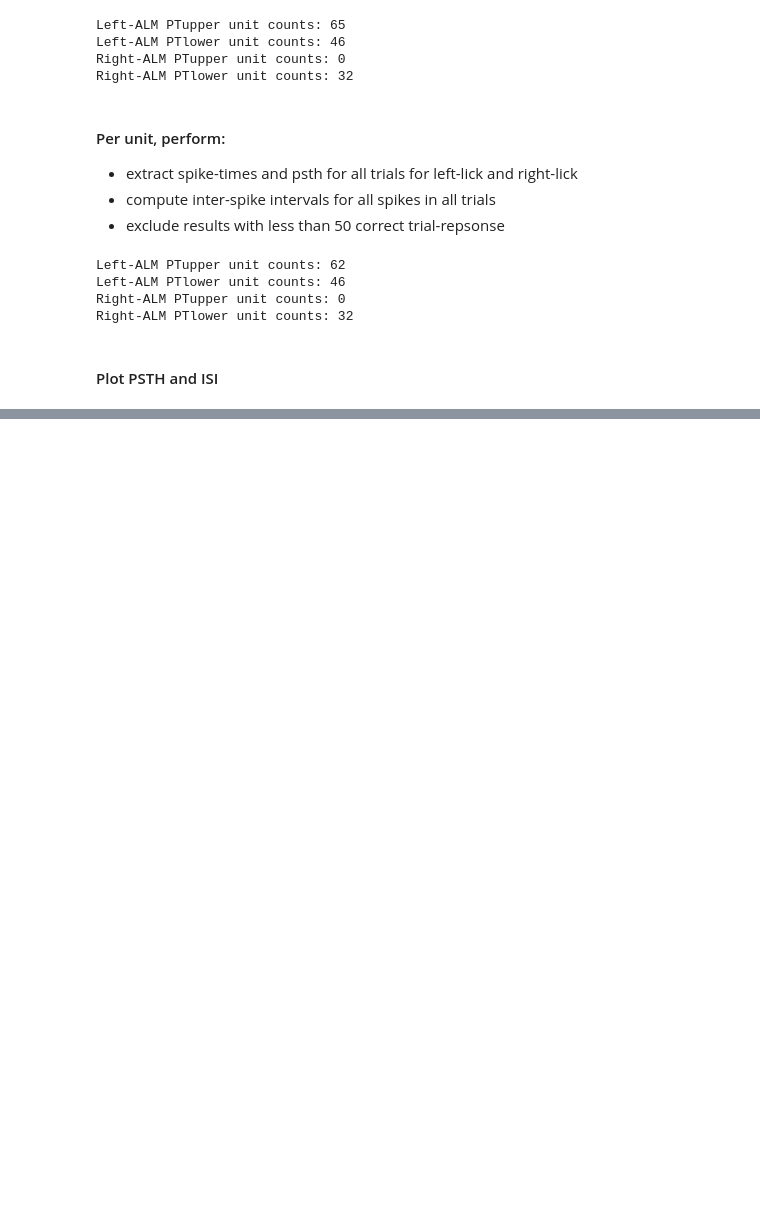
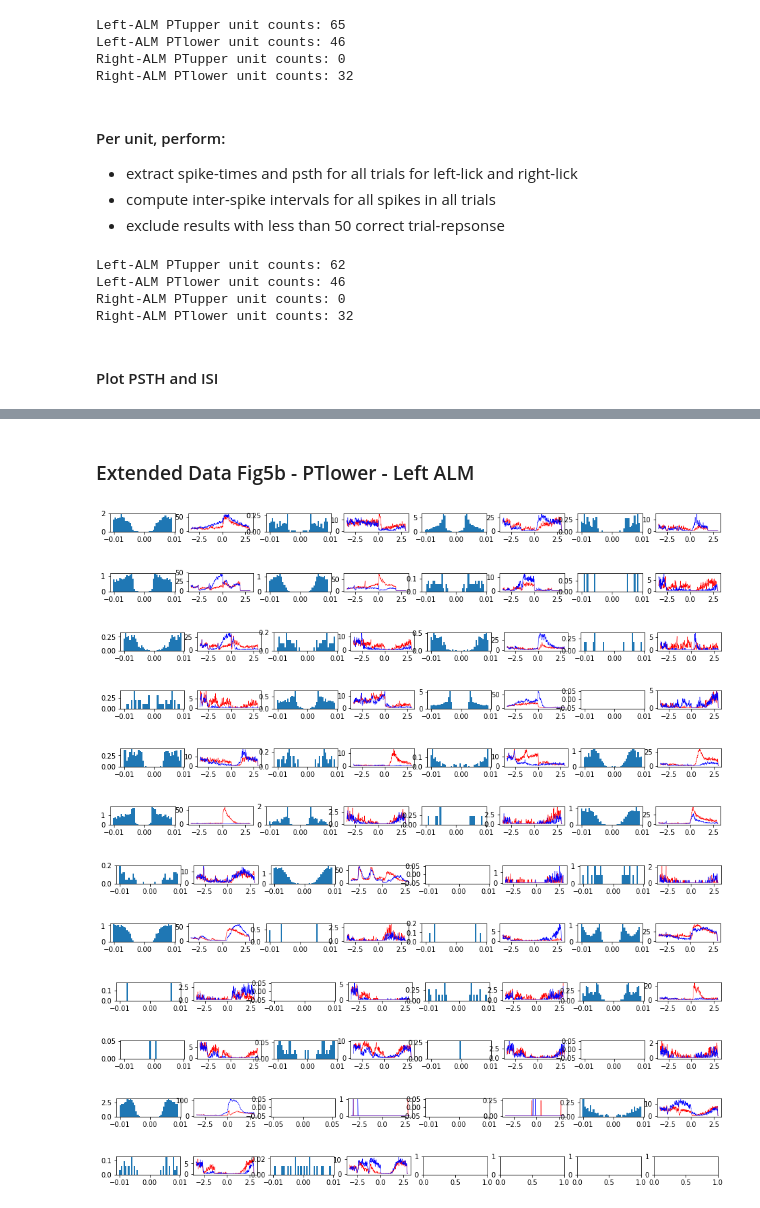
Before and after one commit to datajoint-company/DJ-NWB-Economo-2018, a Jupyter notebook: notebooks/Economo-2018-examples.ipynb, the cells around one changed output, grey strips where cells are left out. Drawn from its saved outputs; the diff is of its cells as text; code cells hidden in the pictures; blank space fills up the shorter version.

```diff
--- a/notebooks/Economo-2018-examples.ipynb
+++ b/notebooks/Economo-2018-examples.ipynb
@@ -131,0 +139,20 @@ set((acquisition.TrialSet.Trial & 'trial_is_good=1').fetch('trial_response'))
+# %% [markdown]
+### Extended Data Fig5b - PTlower - Left ALM
+# %%
+for psth_chunks in  split_list(lh_PTlower_units_psth, 4):
+    fig, axes = plt.subplots(1, 8, figsize=(16, 0.5))
+    for idx, isi_psth_dict in enumerate(psth_chunks):
+        plot_psth_isi(isi_psth_dict, axes[idx*2:idx*2+2])
+# %% [output]
+[figure, added]
+[figure, added]
+[figure, added]
+[figure, added]
+[figure, added]
+[figure, added]
+[figure, added]
+[figure, added]
+[figure, added]
+[figure, added]
+[figure, added]
+[figure, added]
```
Also changed, not shown: parts of 16 cells of this notebook.
